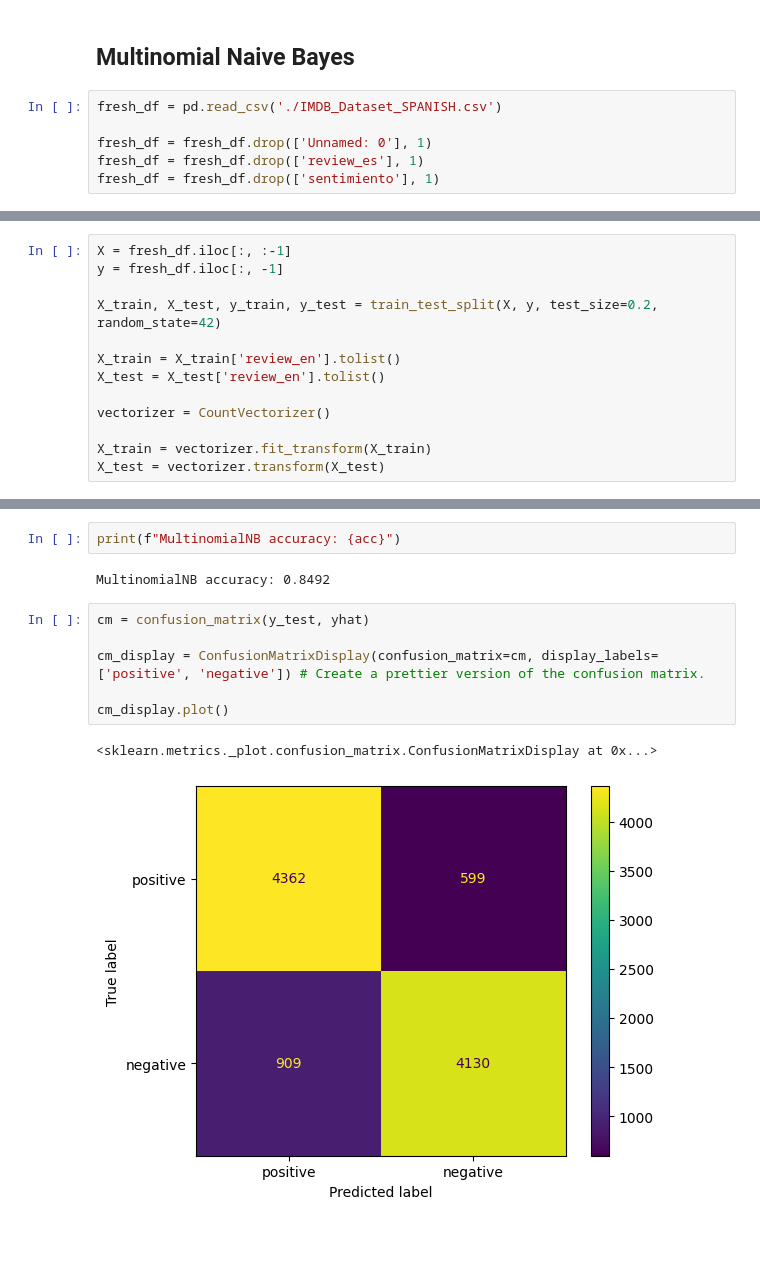
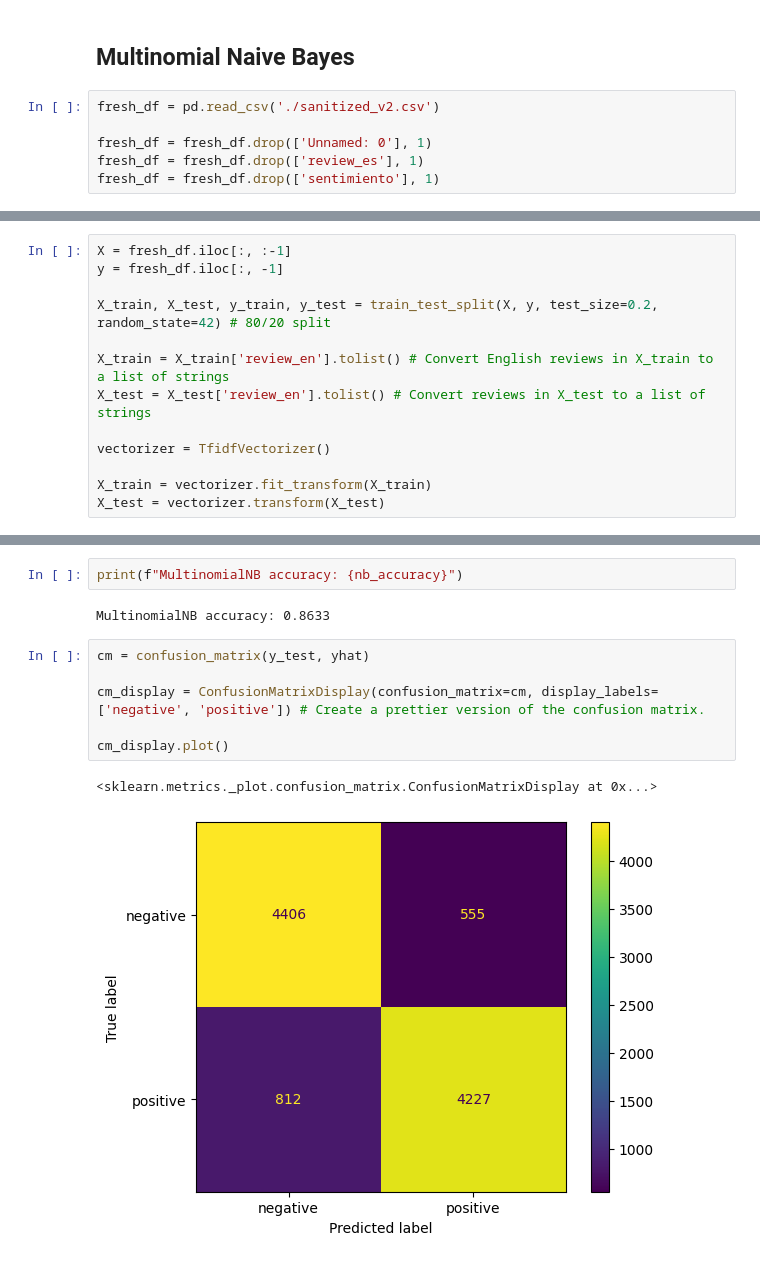
Before and after one commit to zfriedman0/5290-Spanish-MTSA, a Jupyter notebook: SentimentAnalysis-ZFriedman.ipynb, the cells around one changed output, grey strips where cells are left out. Saved outputs shown, nothing was run; the diff lists cells and outputs as text.

Commit message:
Updated MultinomialNB to use TF-IDF vectorized inputs. Also more thoroughly cleaned the dataset.

```diff
--- a/SentimentAnalysis-ZFriedman.ipynb
+++ b/SentimentAnalysis-ZFriedman.ipynb
@@ -117,7 +119,7 @@ VADER accuracy: 0.6872
 # %% [markdown]
 ## Multinomial Naive Bayes
 # %%
-fresh_df = pd.read_csv('./IMDB_Dataset_SPANISH.csv')
+fresh_df = pd.read_csv('./sanitized_v2.csv')
 
 fresh_df = fresh_df.drop(['Unnamed: 0'], 1)
 fresh_df = fresh_df.drop(['review_es'], 1)
@@ -128,12 +130,12 @@ fresh_df.to_csv("sanitized.csv")
 X = fresh_df.iloc[:, :-1]
 y = fresh_df.iloc[:, -1]
 
-X_train, X_test, y_train, y_test = train_test_split(X, y, test_size=0.2, random_state=42)
+X_train, X_test, y_train, y_test = train_test_split(X, y, test_size=0.2, random_state=42) # 80/20 split
 
-X_train = X_train['review_en'].tolist()
-X_test = X_test['review_en'].tolist()
+X_train = X_train['review_en'].tolist() # Convert English reviews in X_train to a list of strings
+X_test = X_test['review_en'].tolist() # Convert reviews in X_test to a list of strings
 
-vectorizer = CountVectorizer()
+vectorizer = TfidfVectorizer()
 
 X_train = vectorizer.fit_transform(X_train)
 X_test = vectorizer.transform(X_test)
@@ -152,13 +150,13 @@ acc = accuracy_score(y_test, yhat)
 # %%
-print(f"MultinomialNB accuracy: {acc}")
+print(f"MultinomialNB accuracy: {nb_accuracy}")
 # %% [output]
-MultinomialNB accuracy: 0.8492
+MultinomialNB accuracy: 0.8633
 # %%
 cm = confusion_matrix(y_test, yhat)
 
-cm_display = ConfusionMatrixDisplay(confusion_matrix=cm, display_labels=['positive', 'negative']) # Create a prettier version of the confusion matrix.
+cm_display = ConfusionMatrixDisplay(confusion_matrix=cm, display_labels=['negative', 'positive']) # Create a prettier version of the confusion matrix.
 
 cm_display.plot()
 # %% [output]
 <sklearn.metrics._plot.confusion_matrix.ConfusionMatrixDisplay at 0x...>
-[figure, old version]
+[figure, new version]
```
Also changed, not shown: parts of 9 cells of this notebook, 1 other file.
